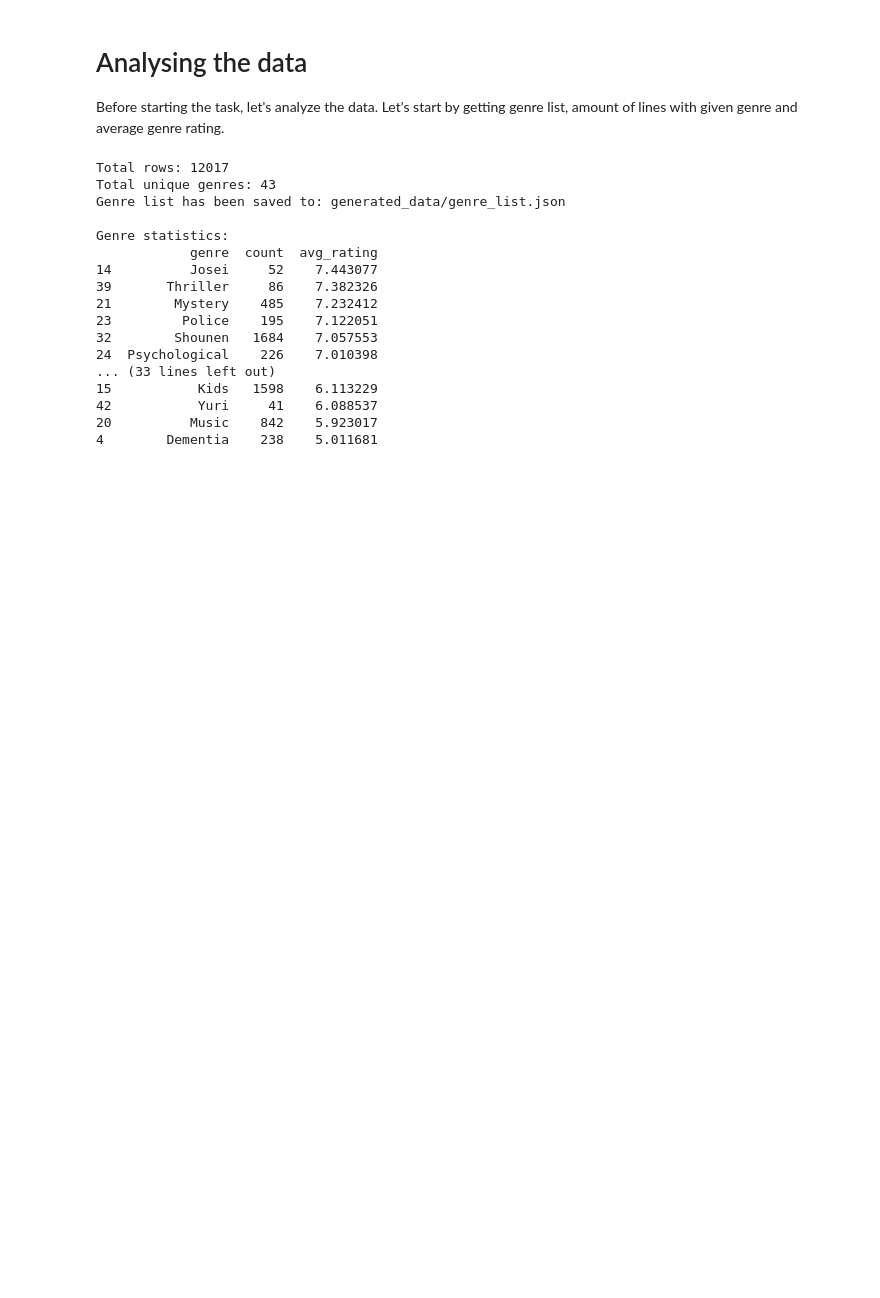
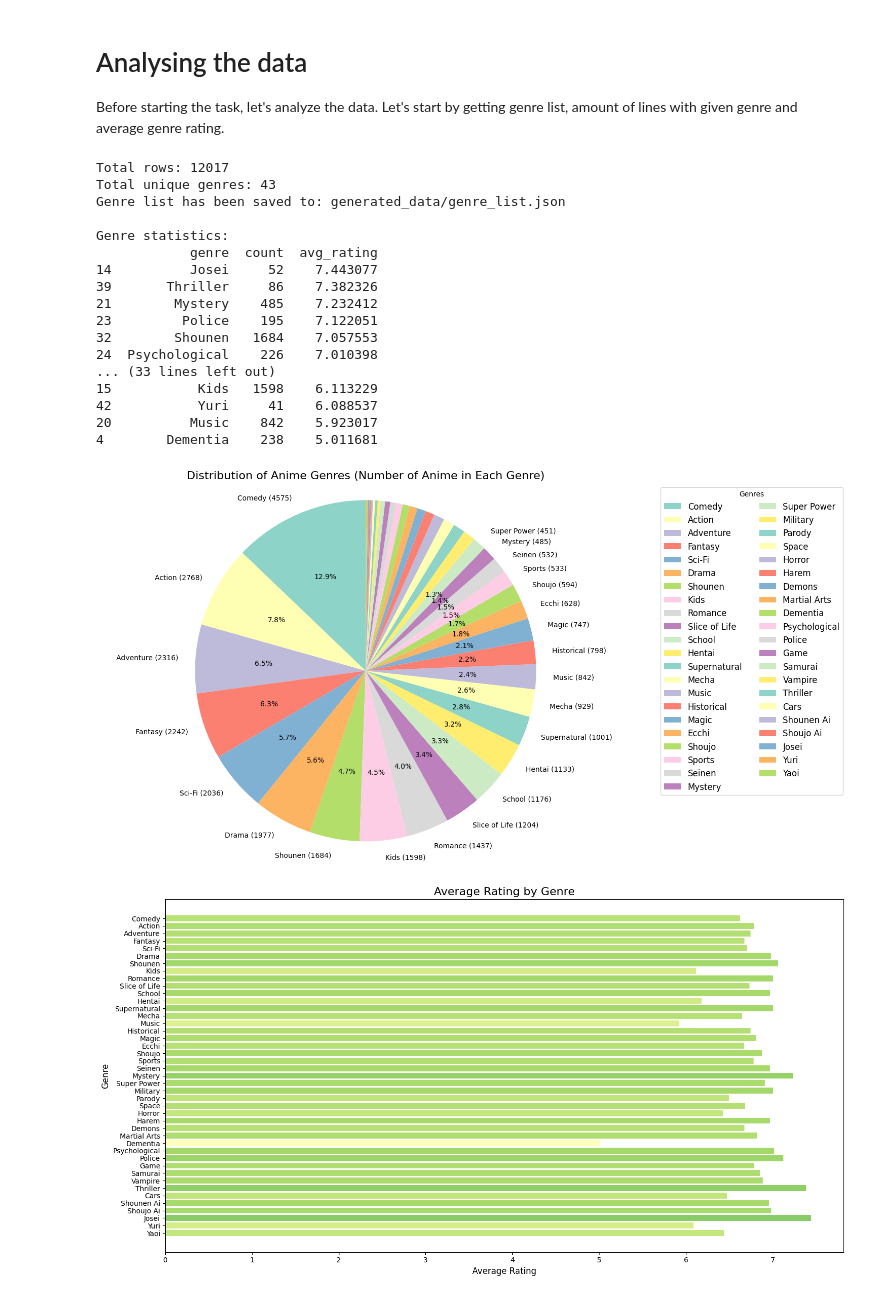
Before and after one commit to wojwozniak/machine-learning-project, a Jupyter notebook: data-analysis.ipynb, the cells around one changed output. Saved outputs shown, nothing was run; the diff lists cells and outputs as text; code cells hidden in the pictures; blank space fills up the shorter version.

Commit message:
Add charts for visualization

```diff
--- a/data-analysis.ipynb
+++ b/data-analysis.ipynb
@@ -67,3 +67,72 @@ Genre statistics:
 42           Yuri     41    6.088537
 20          Music    842    5.923017
 4        Dementia    238    5.011681
+# %%
+import pandas as pd
+import matplotlib.pyplot as plt
+import seaborn as sns
+import matplotlib.colors as mcolors
+
+# Sort genres by count (number of anime in each genre) before plotting
+genre_stats_sorted = genre_stats.sort_values(by="count", ascending=False)
+
+# Custom function for displaying percentages above 1.2%
+def autopct_format(pct):
+    return f"{pct:.1f}%" if pct > 1.2 else ""
+
+
+# 1. Pie chart – Number of Anime in Each Genre
+plt.figure(figsize=(15, 8))
+
+labels = [
+    f"{genre} ({count})" if count > genre_stats_sorted["count"].quantile(0.475) else ""
+    for genre, count in zip(genre_stats_sorted["genre"], genre_stats_sorted["count"])
+]
+
+plt.pie(
+    genre_stats_sorted["count"],
+    labels=labels,
+    autopct=autopct_format,
+    startangle=90,
+    colors=sns.color_palette("Set3", len(genre_stats_sorted)),
+)
+
+plt.title("Distribution of Anime Genres (Number of Anime in Each Genre)", fontsize=16)
+plt.axis("equal")  # Keeps the pie chart circular
+plt.legend(
+    genre_stats_sorted["genre"],
+    title="Genres",
+    loc="upper left",
+    bbox_to_anchor=(1.05, 1),
+    ncol=2,
+    fontsize=12,
+)  # Legend with 2 columns
+
+plt.tight_layout()  # Adjust layout to prevent overlap
+plt.show()
+
+# 2. Bar chart – Average Rating by Genre
+plt.figure(figsize=(15, 8))
+
+# Define a color palette from red (low) to green (high) based on a rating scale of 0-10
+norm = mcolors.Normalize(vmin=0, vmax=10)
+cmap = plt.colormaps["RdYlGn"]
+colors = [cmap(norm(value)) for value in genre_stats_sorted["avg_rating"]]
+
+# Create the bar chart
+barplot = plt.barh(
+    genre_stats_sorted["genre"], genre_stats_sorted["avg_rating"], color=colors
+)
+
+# Add chart titles and labels
+plt.title("Average Rating by Genre", fontsize=16)
+plt.xlabel("Average Rating", fontsize=12)
+plt.ylabel("Genre", fontsize=12)
+
+# Adjust text angle and layout
+plt.gca().invert_yaxis()  # Invert y-axis to show highest rating at the top
+plt.tight_layout()
+plt.show()
+# %% [output]
+[figure, added]
+[figure, added]
```
